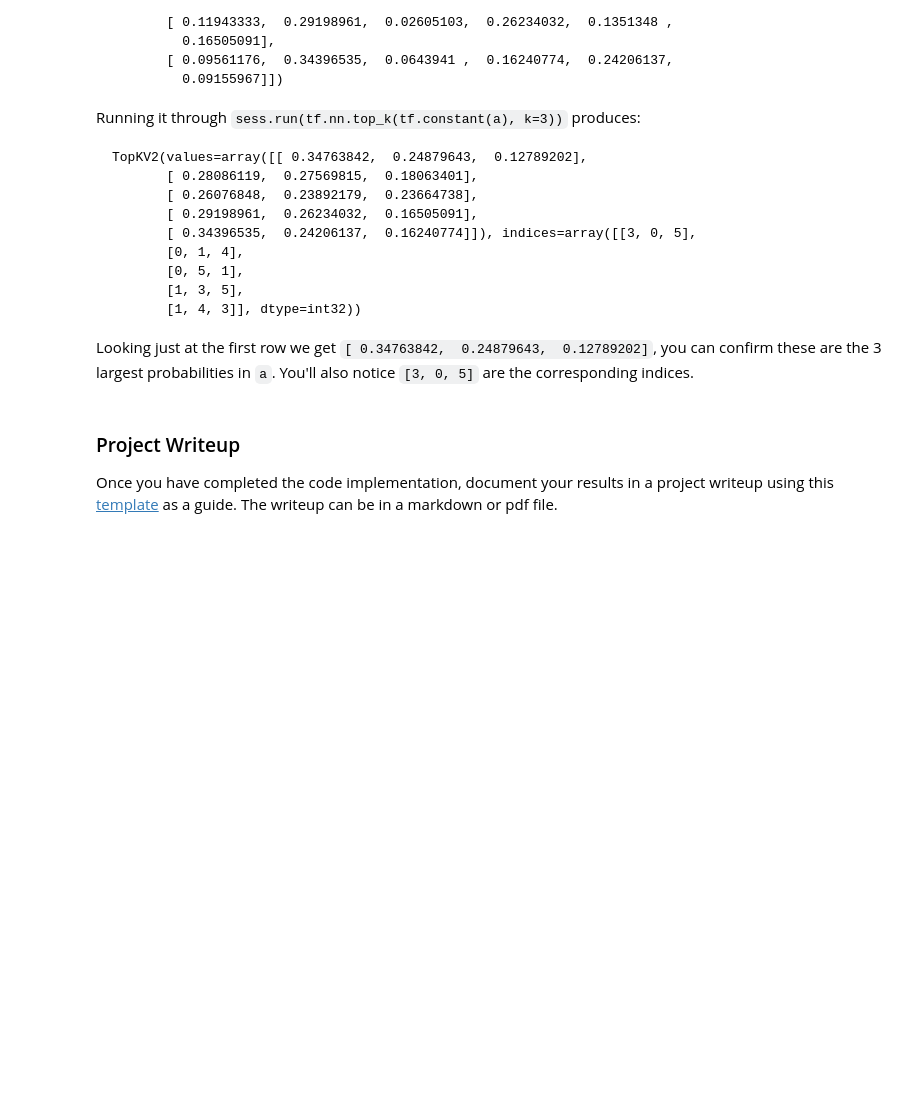
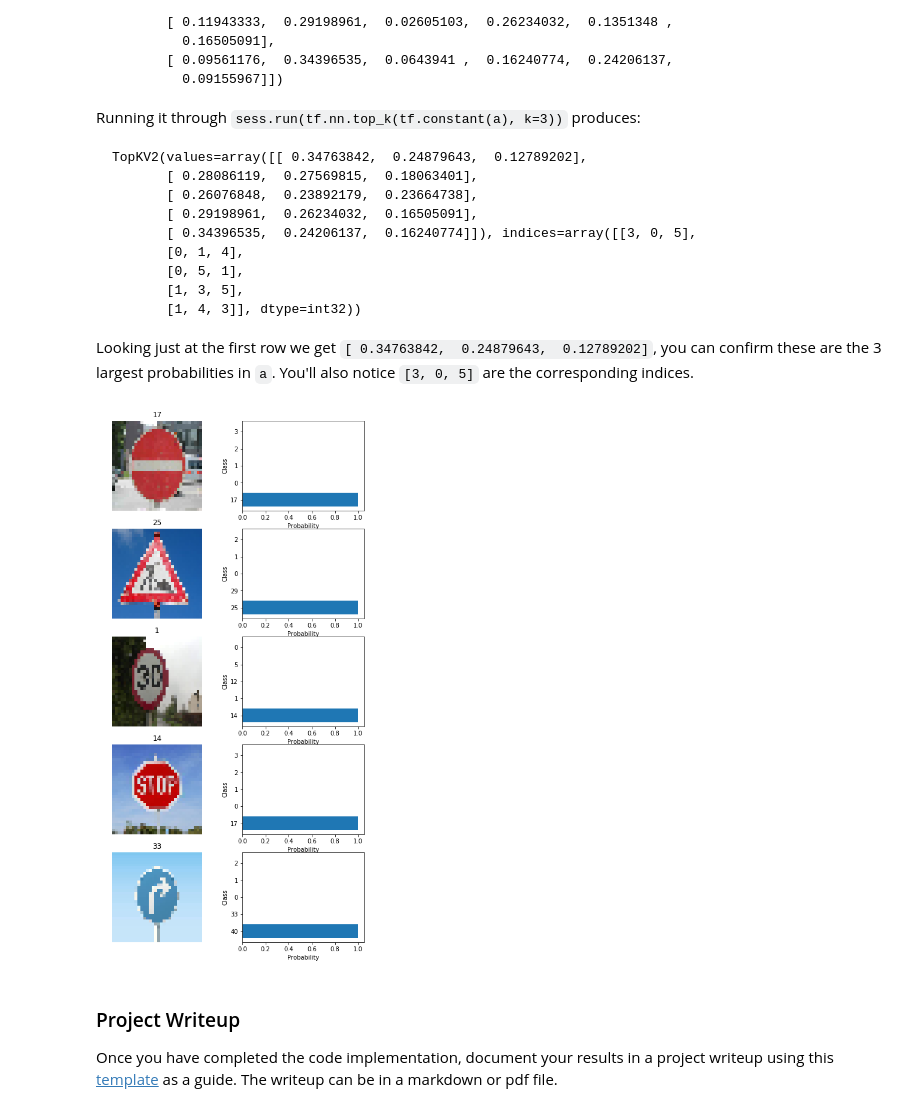
Before and after one commit to kevinkkk0321/Udacity_self-driving-car-nanodegree, a Jupyter notebook: Project3_Traffic-Sign-Classifier/Traffic_Sign_Classifier.ipynb, the cells around one changed output. Saved outputs shown, nothing was run; the diff lists cells and outputs as text; code cells hidden in the pictures; blank space fills up the shorter version.

````diff
--- a/Project3_Traffic-Sign-Classifier/Traffic_Sign_Classifier.ipynb
+++ b/Project3_Traffic-Sign-Classifier/Traffic_Sign_Classifier.ipynb
@@ -295,8 +295,9 @@ def normalize2(data):
     return data/128.0 - 1.0
 
 ### Preprocess the data here. It is required to normalize the data.
-#X_train = normalize2(X_train)
-#X_validation = normalize_data(X_validation)
+X_train = normalize2(X_train)
+X_validation = normalize2(X_validation)
+X_test = normalize2(X_test)
 # %% [output]
 [figure]
 # %% [markdown]
@@ -307,8 +308,8 @@ def normalize2(data):
 import tensorflow as tf
 
 EPOCHS = 80
-BATCH_SIZE = 128 #128
-learning_rate = 0.001
+BATCH_SIZE = 128
+learning_rate = 0.0006
 # %% [markdown]
 ### Train, Validate and Test the Model
 # %% [markdown]
@@ -599,6 +613,24 @@ TopKV2(values=array([[ 0.34763842,  0.24879643,  0.12789202],
 ```
 
 Looking just at the first row we get `[ 0.34763842,  0.24879643,  0.12789202]`, you can confirm these are the 3 largest probabilities in `a`. You'll also notice `[3, 0, 5]` are the corresponding indices.
+# %%
+### Print out the top five softmax probabilities for the predictions on the German traffic sign images found on the web.
+### Feel free to use as many code cells as needed.
+plt.figure(figsize = (8, 16))
+for i in range(5):
+    plt.subplot(5, 2, 2*i+1)
+    plt.imshow(new_images_data[i].squeeze(), cmap = 'gray')
+    plt.title(new_labels_data[i])
+    plt.axis('off')
+    plt.subplot(5, 2, 2*i+2)
+    plt.barh(np.arange(1, 6, 1), top5_prob.values[i, :])
+    plt.ylabel("Class")
+    plt.xlabel("Probability")
+    labs = top5_prob.indices[i]
+    plt.yticks(np.arange(1, 6, 1), labs)
+plt.show()
+# %% [output]
+[figure, added]
 # %% [markdown]
 ### Project Writeup
 
````
Also changed, not shown: parts of 9 cells of this notebook, 3 other files.
